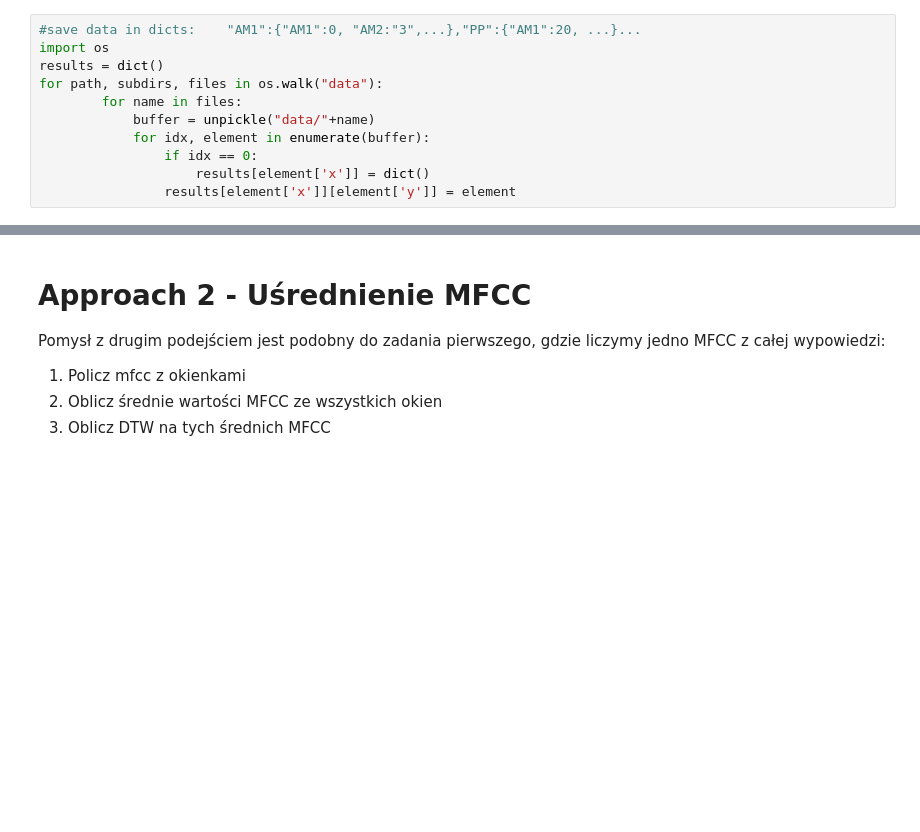
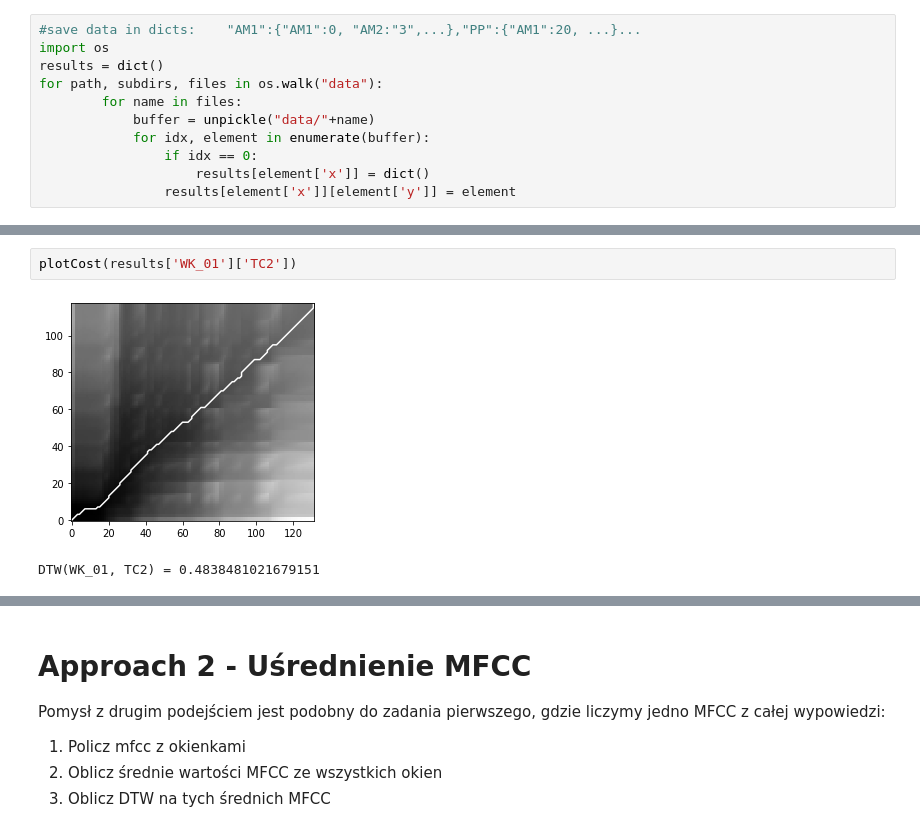
Before and after one commit to wkulczi/spykerrecog, a Jupyter notebook: dtw/dtw.ipynb, the cells around one changed output, grey strips where cells are left out. Drawn from its saved outputs; the diff is of its cells as text; blank space fills up the shorter version.

```diff
--- a/dtw/dtw.ipynb
+++ b/dtw/dtw.ipynb
@@ -132,0 +142,5 @@ amwk = results['AM3']['WK_01']
+# %%
+plotCost(results['WK_01']['TC2'])
+# %% [output]
+[figure, added]
+DTW(WK_01, TC2) = 0.4838481021679151
```
Also changed, not shown: parts of 4 cells of this notebook, 9 other files.
